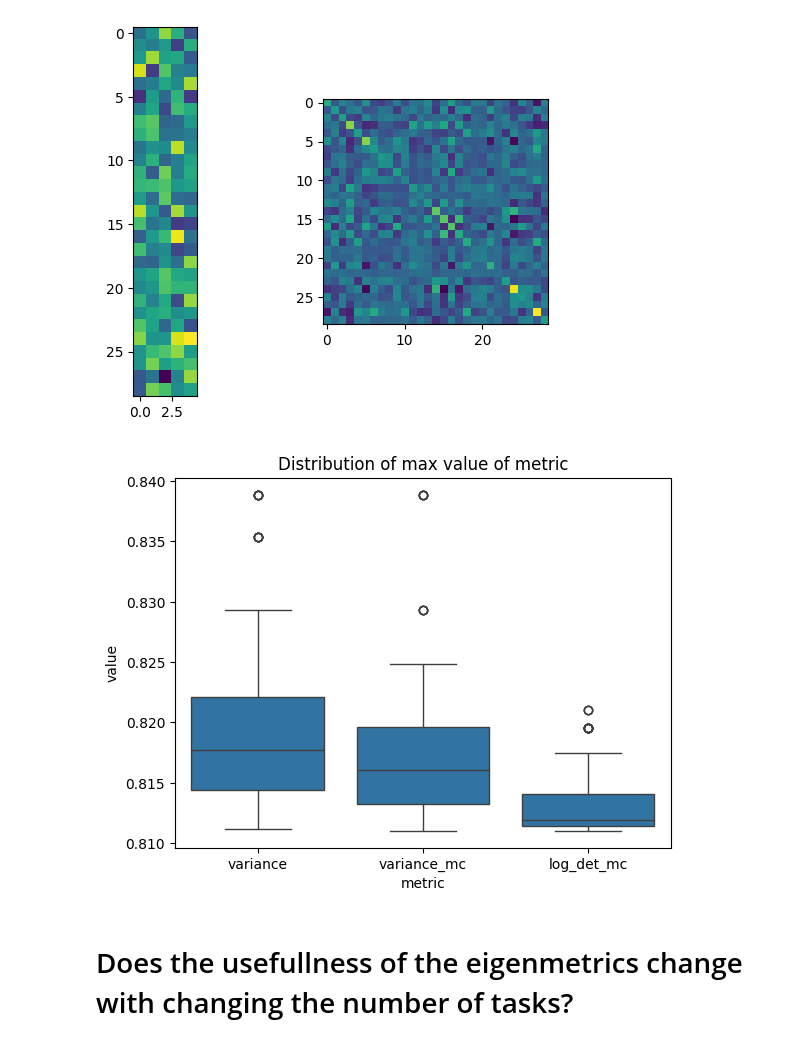
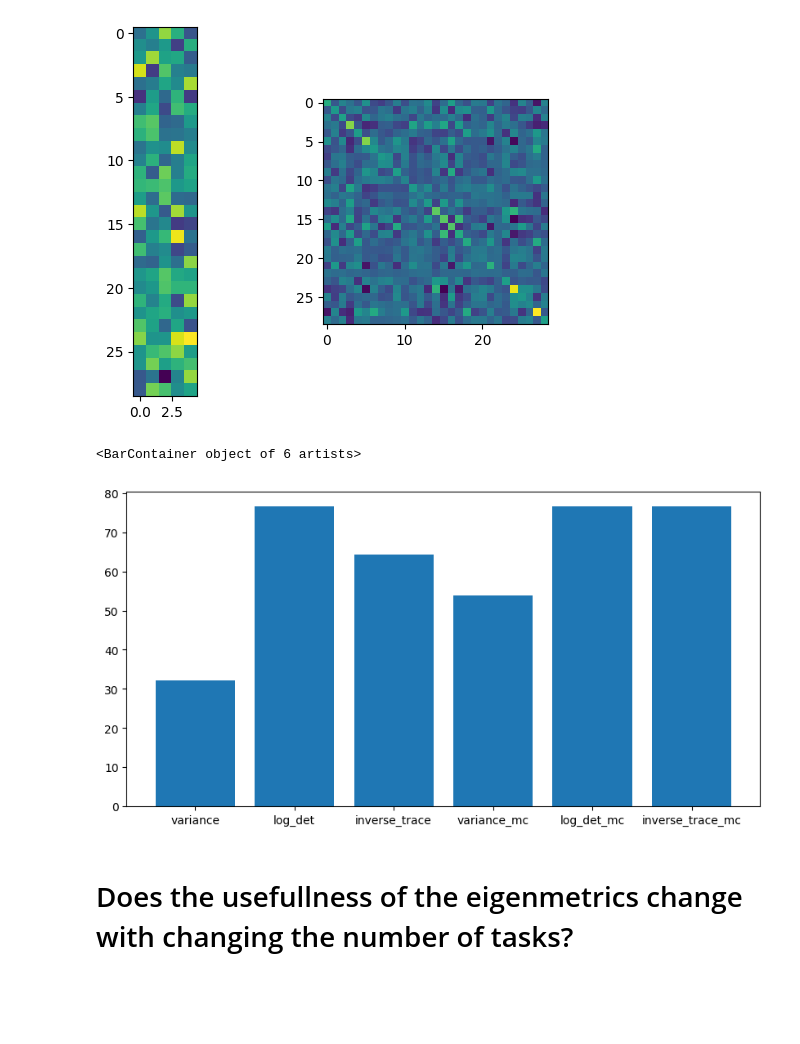
Before and after one commit to DiedrichsenLab/OptimalBattery, a Jupyter notebook: notebooks/5.sim_eval_multi_randLib.ipynb, the cells around one changed output. Saved outputs shown, nothing was run; the diff lists cells and outputs as text; code cells hidden in the pictures; blank space fills up the shorter version.

```diff
--- a/notebooks/5.sim_eval_multi_randLib.ipynb
+++ b/notebooks/5.sim_eval_multi_randLib.ipynb
@@ -93,31 +93,23 @@ vtest = V_lib
 ytest = Y_true
 # %%
 # try and evaluate random combinations of these task
-noise = 0.4
+noise = 1
 
-D = ut.build_combinations(G_lib, strategy='random', n_iter=1000, n_tasks=6, seed=2, replacement=True)
-# Try the classification of the region voxels
+D = ut.build_combinations(G_lib, strategy='random', n_iter=2000, n_tasks=4, seed=2, replacement=True)
+D = D.reset_index(drop=True)
 D_ev = ev.sim_evaluate_dataframe_multiregion(D, Y_true, V_lib, U_true_5, sig_e=noise, vtest=vtest, ytest=ytest)
-#reset indices of D_ev
-D_ev = D_ev.reset_index(drop=True)
-# %%
-num_batteries = 100
-num_iterations = 100
-eval_metric = 'cos'
-output_df = ut.max_value_distribution_analysis(D_ev, num_batteries, num_iterations, eval_metric)
-output_long = output_df.melt(var_name="metric", value_name="value")
-
-# only keep 3 metrics
-metrics = ['variance','variance_mc','log_det_mc']
-output_long = output_long[output_long['metric'].isin(metrics)]
-
-# group by metric and plot
-plt.figure()
-sns.boxplot(x='metric', y='value', data=output_long)
-plt.title('Distribution of max value of metric')
-plt.show()
-# %% [output]
-[figure, removed]
+# %%
+metrics = ['variance','log_det','inverse_trace','variance_mc','log_det_mc','inverse_trace_mc']
+best_eval_value = []
+for metric in metrics:
+    best_battery = D_ev.loc[D_ev[metric].idxmax()]  # Get the battery with the highest value of the metric
+    best_eval_value.append(best_battery['perc'])
+
+plt.figure(figsize=(10, 5))
+plt.bar(metrics, best_eval_value)
+# %% [output]
+<BarContainer object of 6 artists>
+[figure, added]
 # %% [markdown]
 # Does the usefullness of the eigenmetrics change with changing the number of tasks?
 # %%
```
Also changed, not shown: parts of 4 cells of this notebook, 9 other files.
